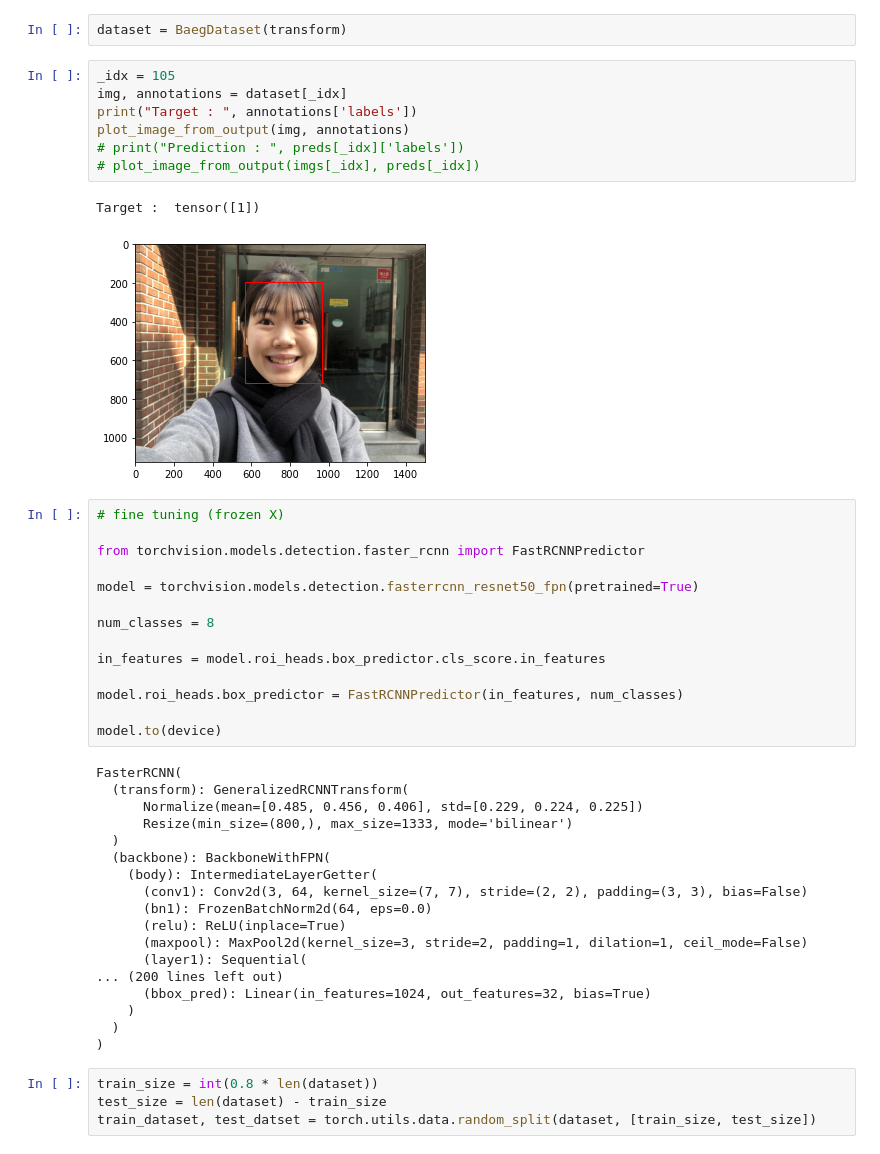
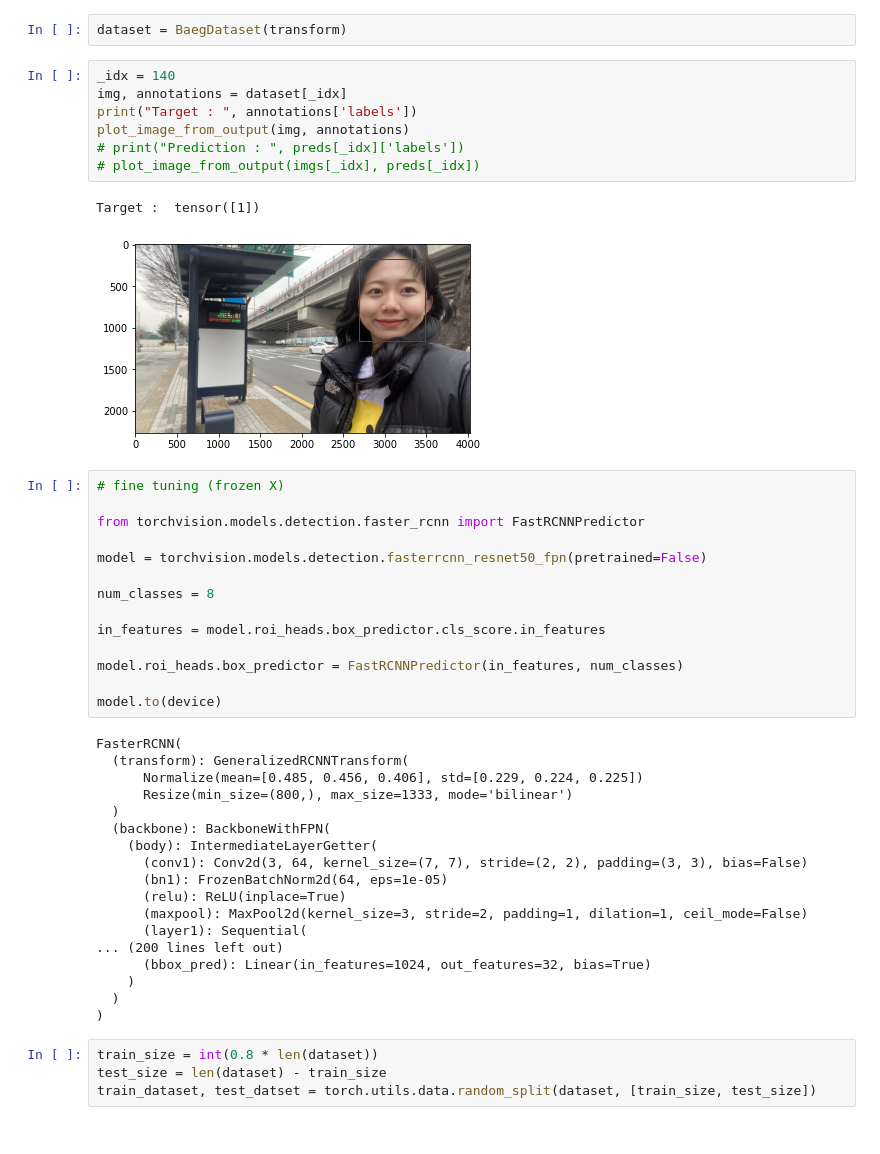
Before and after one commit to BaegHaYan/VISION, a Jupyter notebook: BaegHaYan_Faster_Rcnn.ipynb, the cells around one changed output. Saved outputs shown, nothing was run; the diff lists cells and outputs as text.

```diff
--- a/BaegHaYan_Faster_Rcnn.ipynb
+++ b/BaegHaYan_Faster_Rcnn.ipynb
@@ -155,21 +155,21 @@ transform = transforms.Compose([transforms.ToTensor(), ])
 # %%
 dataset = BaegDataset(transform)
 # %%
-_idx = 105
+_idx = 140
 img, annotations = dataset[_idx]
 print("Target : ", annotations['labels'])
 plot_image_from_output(img, annotations)
 # print("Prediction : ", preds[_idx]['labels'])
 # plot_image_from_output(imgs[_idx], preds[_idx])
 # %% [output]
 Target :  tensor([1])
-[figure, old version]
+[figure, new version]
 # %%
 # fine tuning (frozen X)
 
 from torchvision.models.detection.faster_rcnn import FastRCNNPredictor
 
-model = torchvision.models.detection.fasterrcnn_resnet50_fpn(pretrained=True)
+model = torchvision.models.detection.fasterrcnn_resnet50_fpn(pretrained=False)
 
 num_classes = 8
 
@@ -187,7 +187,7 @@ FasterRCNN(
   (backbone): BackboneWithFPN(
     (body): IntermediateLayerGetter(
       (conv1): Conv2d(3, 64, kernel_size=(7, 7), stride=(2, 2), padding=(3, 3), bias=False)
-      (bn1): FrozenBatchNorm2d(64, eps=0.0)
+      (bn1): FrozenBatchNorm2d(64, eps=1e-05)
       (relu): ReLU(inplace=True)
       (maxpool): MaxPool2d(kernel_size=3, stride=2, padding=1, dilation=1, ceil_mode=False)
       (layer1): Sequential(
```
Also changed, not shown: parts of 5 cells of this notebook.
